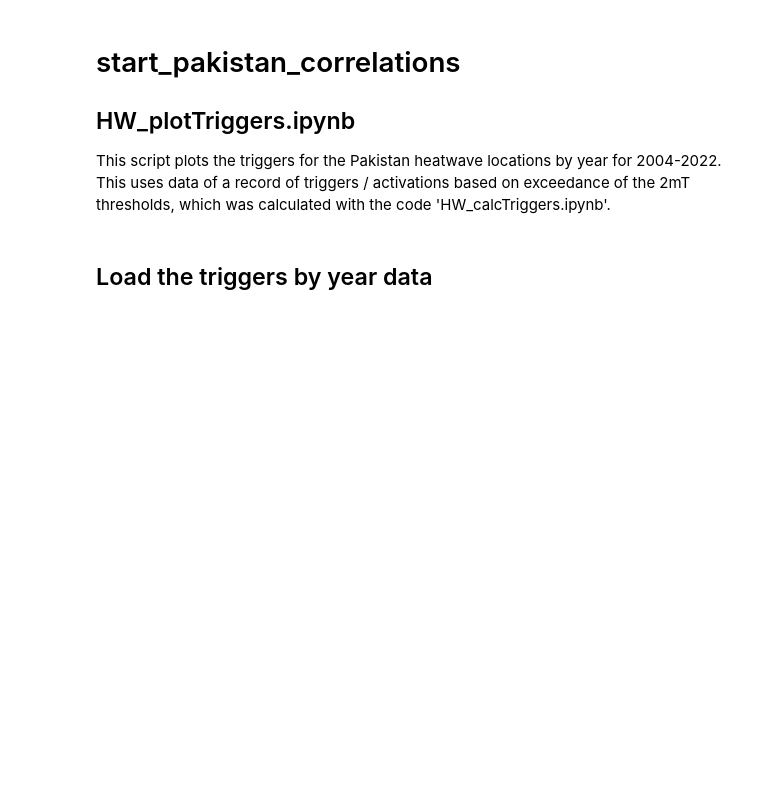
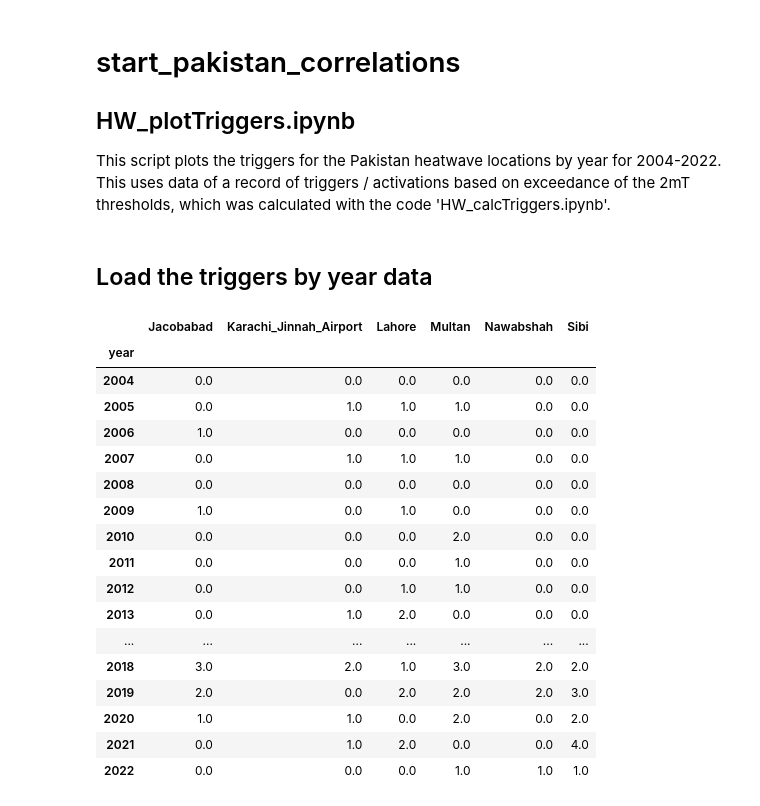
Before and after one commit to alex-saunders00/start_pakistan_correlations, a Jupyter notebook: HW_plotTriggers.ipynb, the cells around one changed output. Saved outputs shown, nothing was run; the diff lists cells and outputs as text; code cells hidden in the pictures; blank space fills up the shorter version.

```diff
--- a/HW_plotTriggers.ipynb
+++ b/HW_plotTriggers.ipynb
@@ -21,3 +21,24 @@ triggerYears = pd.read_csv(rootPath/'city_triggers/triggerYears.csv')
 # %%
 triggerYears.index = triggerYears.year
 triggerYears = triggerYears.drop('year',axis=1)
+# %%
+triggerYears
+# %% [output]
+|  | Jacobabad | Karachi_Jinnah_Airport | Lahore | Multan | Nawabshah | Sibi |
+| year |  |  |  |  |  |  |
+| 2004 | 0.0 | 0.0 | 0.0 | 0.0 | 0.0 | 0.0 |
+| 2005 | 0.0 | 1.0 | 1.0 | 1.0 | 0.0 | 0.0 |
+| 2006 | 1.0 | 0.0 | 0.0 | 0.0 | 0.0 | 0.0 |
+| 2007 | 0.0 | 1.0 | 1.0 | 1.0 | 0.0 | 0.0 |
+| 2008 | 0.0 | 0.0 | 0.0 | 0.0 | 0.0 | 0.0 |
+| 2009 | 1.0 | 0.0 | 1.0 | 0.0 | 0.0 | 0.0 |
+| 2010 | 0.0 | 0.0 | 0.0 | 2.0 | 0.0 | 0.0 |
+| 2011 | 0.0 | 0.0 | 0.0 | 1.0 | 0.0 | 0.0 |
+| 2012 | 0.0 | 0.0 | 1.0 | 1.0 | 0.0 | 0.0 |
+| 2013 | 0.0 | 1.0 | 2.0 | 0.0 | 0.0 | 0.0 |
+| ... | ... | ... | ... | ... | ... | ... |
+| 2018 | 3.0 | 2.0 | 1.0 | 3.0 | 2.0 | 2.0 |
+| 2019 | 2.0 | 0.0 | 2.0 | 2.0 | 2.0 | 3.0 |
+| 2020 | 1.0 | 1.0 | 0.0 | 2.0 | 0.0 | 2.0 |
+| 2021 | 0.0 | 1.0 | 2.0 | 0.0 | 0.0 | 4.0 |
+| 2022 | 0.0 | 0.0 | 0.0 | 1.0 | 1.0 | 1.0 |
```
Also changed, not shown: parts of 6 cells of this notebook, 2 other files.
